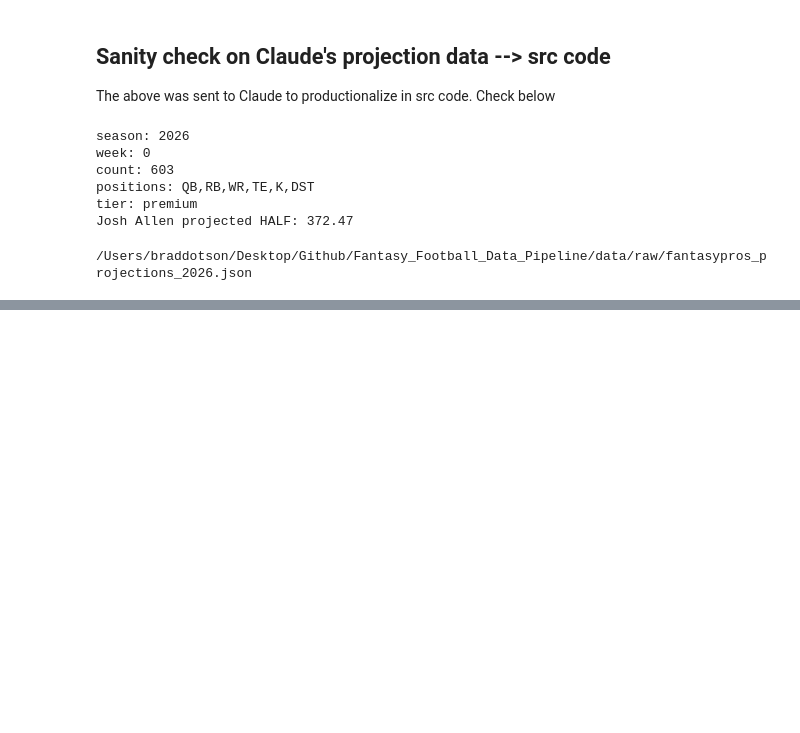
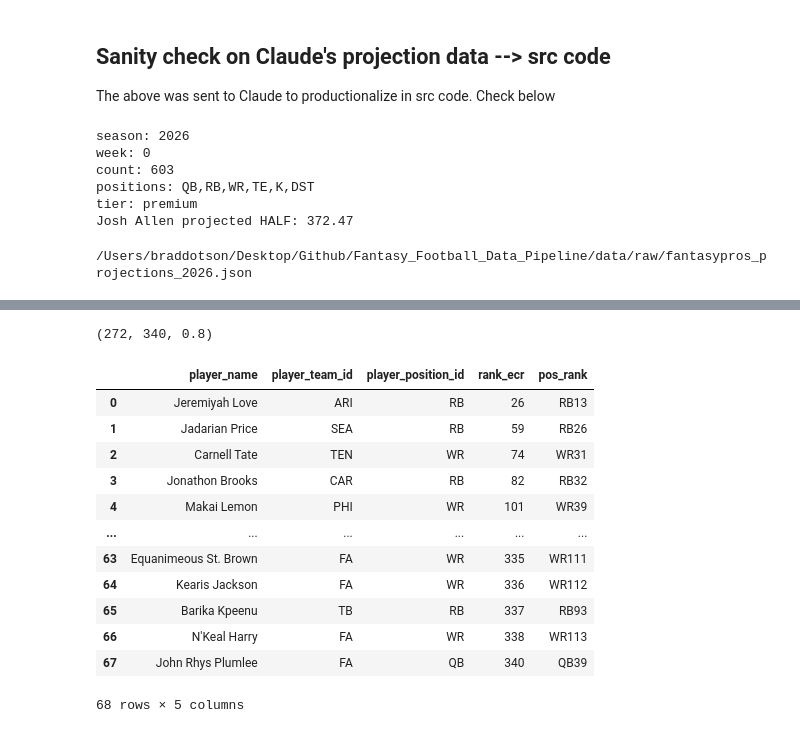
Before and after one commit to brad-dotson/Fantasy_Football_Data_Pipeline, a Jupyter notebook: notebooks/00_fantasypros_api_sandbox.ipynb, the cells around one changed output, grey strips where cells are left out. Saved outputs shown, nothing was run; the diff lists cells and outputs as text; code cells hidden in the pictures; blank space fills up the shorter version.

```diff
--- a/notebooks/00_fantasypros_api_sandbox.ipynb
+++ b/notebooks/00_fantasypros_api_sandbox.ipynb
@@ -517,0 +644,57 @@ print(saved_path)
+# %%
+# Check player_id coverage against the 2026 draft-board universe
+
+player_points_ids_set = {
+    player["player_id"]
+    for player in player_points_data["players"]
+}
+
+consensus_player_ids_set = {
+    player["player_id"]
+    for player in consensus_data["players"]
+}
+
+match_count = len(
+    consensus_player_ids_set & player_points_ids_set
+)
+
+total_count = len(consensus_player_ids_set)
+
+match_count, total_count, match_count / total_count
+# %% [output]
+(272, 340, 0.8)
+# %%
+# Inspect missing players
+missing_2025_points_ids = (
+    consensus_player_ids_set - player_points_ids_set
+)
+
+missing_2025_players_df = pd.DataFrame([
+    player
+    for player in consensus_data["players"]
+    if player["player_id"] in missing_2025_points_ids
+])
+
+missing_2025_players_df[
+    [
+        "player_name",
+        "player_team_id",
+        "player_position_id",
+        "rank_ecr",
+        "pos_rank",
+    ]
+]
+# %% [output]
+|  | player_name | player_team_id | player_position_id | rank_ecr | pos_rank |
+| 0 | Jeremiyah Love | ARI | RB | 26 | RB13 |
+| 1 | Jadarian Price | SEA | RB | 59 | RB26 |
+| 2 | Carnell Tate | TEN | WR | 74 | WR31 |
+| 3 | Jonathon Brooks | CAR | RB | 82 | RB32 |
+| 4 | Makai Lemon | PHI | WR | 101 | WR39 |
+| ... | ... | ... | ... | ... | ... |
+| 63 | Equanimeous St. Brown | FA | WR | 335 | WR111 |
+| 64 | Kearis Jackson | FA | WR | 336 | WR112 |
+| 65 | Barika Kpeenu | TB | RB | 337 | RB93 |
+| 66 | N'Keal Harry | FA | WR | 338 | WR113 |
+| 67 | John Rhys Plumlee | FA | QB | 340 | QB39 |
+68 rows × 5 columns
```
Also changed, not shown: parts of 10 cells of this notebook, 2 other files.
